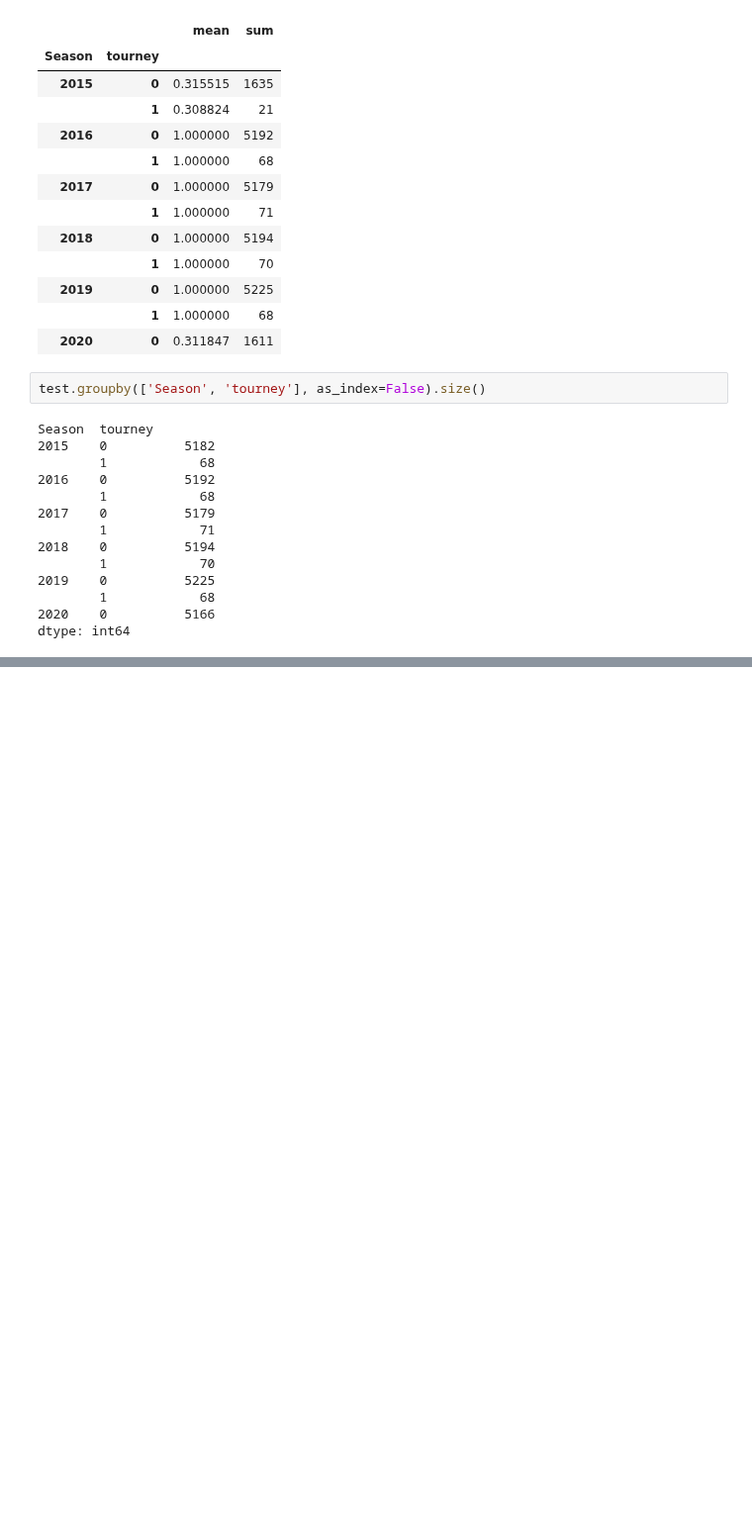
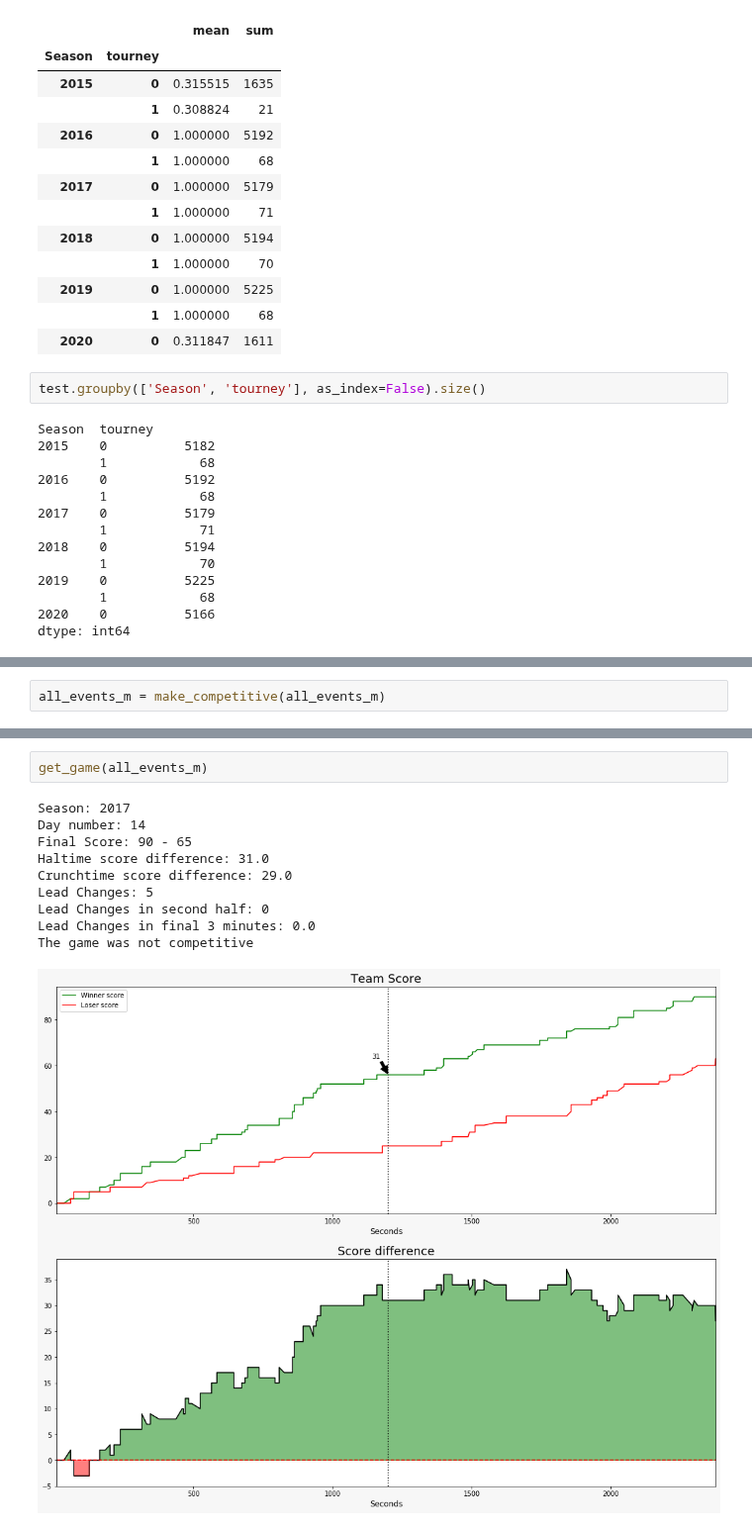
Before and after one commit to lucabasa/kaggle_competitions, a Jupyter notebook: marc_madness/07_events.ipynb, the cells around one changed output, grey strips where cells are left out. Shown at 99% size. Drawn from its saved outputs; the diff is of its cells as text; blank space fills up the shorter version.

Commit message:
more plots and game selections

```diff
--- a/marc_madness/07_events.ipynb
+++ b/marc_madness/07_events.ipynb
@@ -460,0 +396,2 @@ plt.show()
+# %%
+all_events_m = make_competitive(all_events_m)
@@ -460,0 +521,13 @@ plt.show()
+# %%
+get_game(all_events_m)
+# %% [output]
+Season: 2017
+Day number: 14
+Final Score: 90 - 65
+Haltime score difference: 31.0
+Crunchtime score difference: 29.0
+Lead Changes: 5
+Lead Changes in second half: 0
+Lead Changes in final 3 minutes: 0.0
+The game was not competitive
+[figure, added]
```
Also changed, not shown: parts of 15 cells of this notebook.
